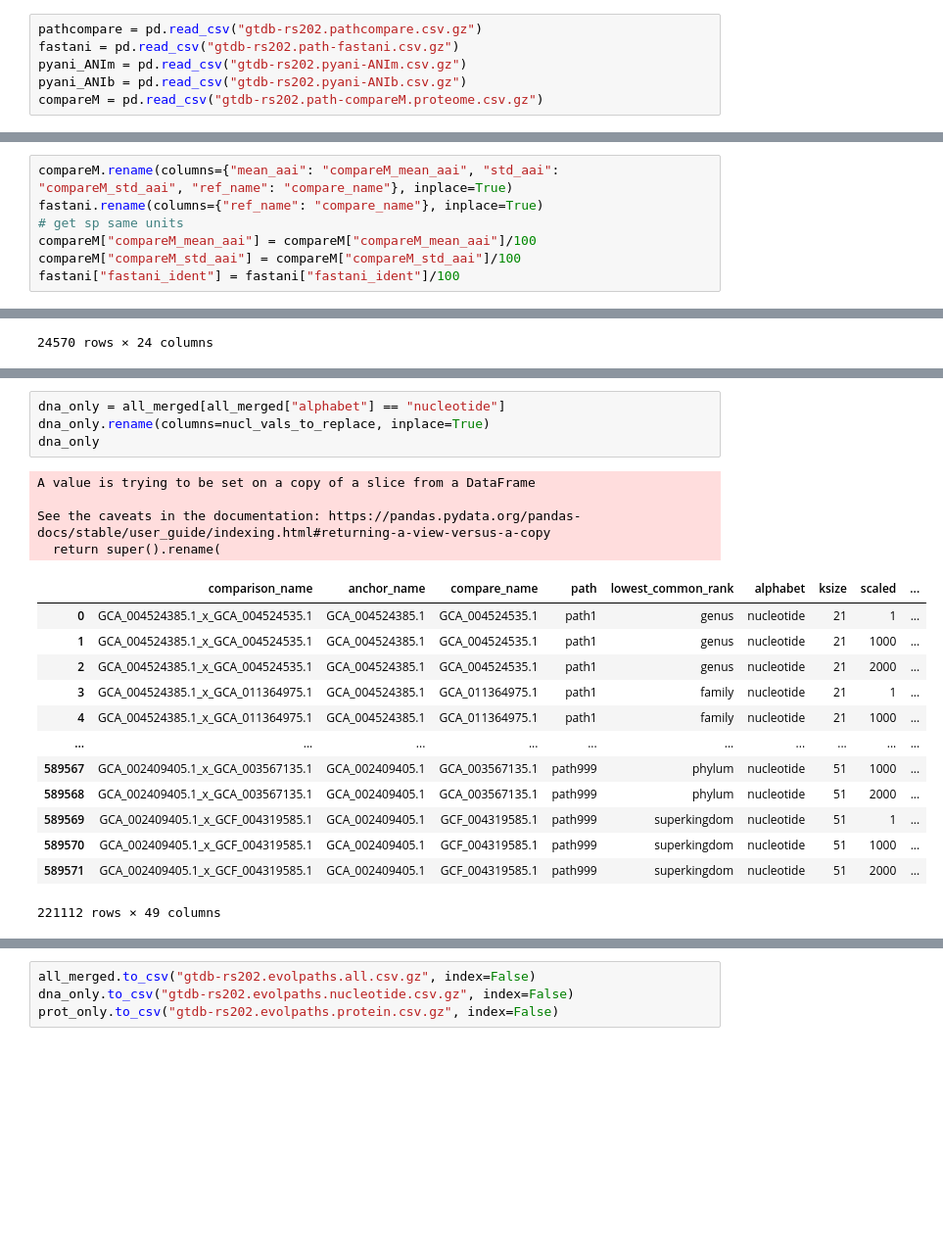
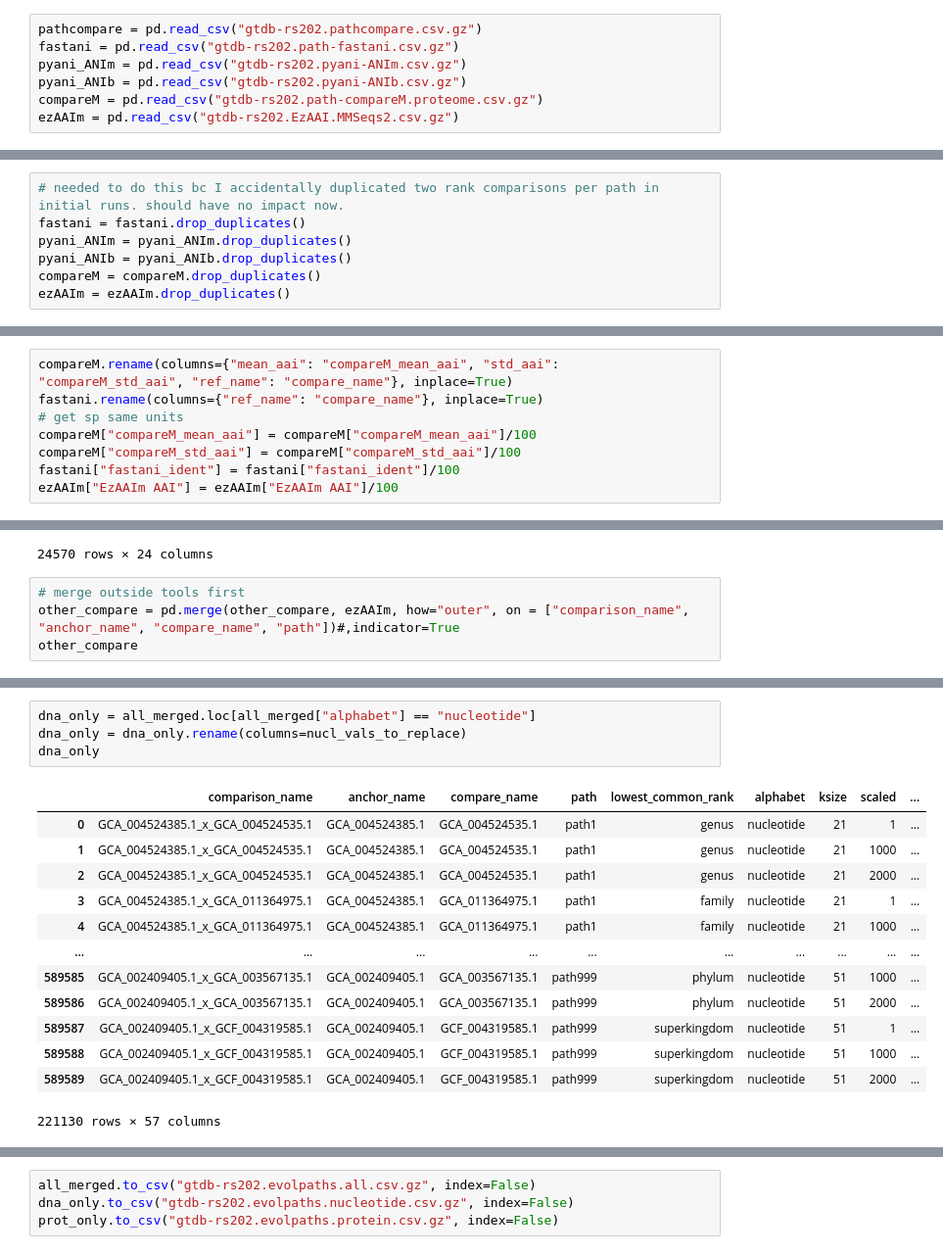
Before and after one commit to bluegenes/2022-protein-kmers-workflow, a Jupyter notebook: notebooks/02.merge-dataframes.ipynb, the cells around one changed output, grey strips where cells are left out. Shown at 98% size. Drawn from its saved outputs; the diff is of its cells as text; blank space fills up the shorter version.

```diff
--- a/notebooks/02.merge-dataframes.ipynb
+++ b/notebooks/02.merge-dataframes.ipynb
@@ -8,6 +8,7 @@ fastani = pd.read_csv("gtdb-rs202.path-fastani.csv.gz")
 pyani_ANIm = pd.read_csv("gtdb-rs202.pyani-ANIm.csv.gz")
 pyani_ANIb = pd.read_csv("gtdb-rs202.pyani-ANIb.csv.gz")
 compareM = pd.read_csv("gtdb-rs202.path-compareM.proteome.csv.gz")
+ezAAIm = pd.read_csv("gtdb-rs202.EzAAI.MMSeqs2.csv.gz")
 # %%
 # replace zeroes with np.nan
 cols = ["jaccard_ani", "containA_ani", "containBani", "mcANI"]
@@ -37,3 +33,10 @@ compareM = compareM.drop_duplicates()
+# %%
+# needed to do this bc I accidentally duplicated two rank comparisons per path in initial runs. should have no impact now.
+fastani = fastani.drop_duplicates()
+pyani_ANIm = pyani_ANIm.drop_duplicates()
+pyani_ANIb = pyani_ANIb.drop_duplicates()
+compareM = compareM.drop_duplicates()
+ezAAIm = ezAAIm.drop_duplicates()
 # %%
 #pyani_cols = ['pyani_ident', 'pyani_coverage', 'pyani_aln_length', 'pyani_sim_errors', 'pyani_hadamard']
 ANIb_rename = {'pyani_ident': 'ANIb_ident',
@@ -118,6 +137,7 @@ fastani.rename(columns={"ref_name": "compare_name"}, inplace=True)
 compareM["compareM_mean_aai"] = compareM["compareM_mean_aai"]/100
 compareM["compareM_std_aai"] = compareM["compareM_std_aai"]/100
 fastani["fastani_ident"] = fastani["fastani_ident"]/100
+ezAAIm["EzAAIm AAI"] = ezAAIm["EzAAIm AAI"]/100
 # %%
 # filter CompareM AAI -- >=4% orthologous fraction and >=40% identity
 compareM = compareM[(compareM["orthologous_fraction"] >= 4) & (compareM["compareM_mean_aai"] >= 0.4)]
@@ -172,3 +192,7 @@ other_compare
 | 24568 | GCF_902812505.1_x_GCF_000023945.1 | GCF_902812505.1 | GCF_000023945.1 | path98 | superkingdom | NaN | ... |
 | 24569 | GCA_011056395.1_x_GCF_000023945.1 | GCA_011056395.1 | GCF_000023945.1 | path99 | superkingdom | NaN | ... |
 24570 rows × 24 columns
+# %%
+# merge outside tools first
+other_compare = pd.merge(other_compare, ezAAIm, how="outer", on = ["comparison_name", "anchor_name", "compare_name", "path"])#,indicator=True
+other_compare
@@ -244,25 +293,21 @@ nucl_vals_to_replace= {"jaccard_ani": "jaccard ANI",
                    "ANIb_ident": "ANIb ident",
                   "ANIm_ident": "ANIm ident"}
 # %%
-dna_only = all_merged[all_merged["alphabet"] == "nucleotide"]
-dna_only.rename(columns=nucl_vals_to_replace, inplace=True)
+dna_only = all_merged.loc[all_merged["alphabet"] == "nucleotide"]
+dna_only = dna_only.rename(columns=nucl_vals_to_replace)
 dna_only
 # %% [output]
+|  | comparison_name | anchor_name | compare_name | path | lowest_common_rank | alphabet | ksize | scaled | ... |
+| 0 | GCA_004524385.1_x_GCA_004524535.1 | GCA_004524385.1 | GCA_004524535.1 | path1 | genus | nucleotide | 21 | 1 | ... |
+| 1 | GCA_004524385.1_x_GCA_004524535.1 | GCA_004524385.1 | GCA_004524535.1 | path1 | genus | nucleotide | 21 | 1000 | ... |
+| 2 | GCA_004524385.1_x_GCA_004524535.1 | GCA_004524385.1 | GCA_004524535.1 | path1 | genus | nucleotide | 21 | 2000 | ... |
+| 3 | GCA_004524385.1_x_GCA_011364975.1 | GCA_004524385.1 | GCA_011364975.1 | path1 | family | nucleotide | 21 | 1 | ... |
+| 4 | GCA_004524385.1_x_GCA_011364975.1 | GCA_004524385.1 | GCA_011364975.1 | path1 | family | nucleotide | 21 | 1000 | ... |
+| ... | ... | ... | ... | ... | ... | ... | ... | ... | ... |
+| 589585 | GCA_002409405.1_x_GCA_003567135.1 | GCA_002409405.1 | GCA_003567135.1 | path999 | phylum | nucleotide | 51 | 1000 | ... |
+| 589586 | GCA_002409405.1_x_GCA_003567135.1 | GCA_002409405.1 | GCA_003567135.1 | path999 | phylum | nucleotide | 51 | 2000 | ... |
+| 589587 | GCA_002409405.1_x_GCF_004319585.1 | GCA_002409405.1 | GCF_004319585.1 | path999 | superkingdom | nucleotide | 51 | 1 | ... |
+| 589588 | GCA_002409405.1_x_GCF_004319585.1 | GCA_002409405.1 | GCF_004319585.1 | path999 | superkingdom | nucleotide | 51 | 1000 | ... |
+| 589589 | GCA_002409405.1_x_GCF_004319585.1 | GCA_002409405.1 | GCF_004319585.1 | path999 | superkingdom | nucleotide | 51 | 2000 | ... |
-A value is trying to be set on a copy of a slice from a DataFrame
-
-See the caveats in the documentation: https://pandas.pydata.org/pandas-docs/stable/user_guide/indexing.html#returning-a-view-versus-a-copy
-  return super().rename(
+221130 rows × 57 columns
-|  | comparison_name | anchor_name | compare_name | path | lowest_common_rank | alphabet | ksize | scaled | ... |
-| 0 | GCA_004524385.1_x_GCA_004524535.1 | GCA_004524385.1 | GCA_004524535.1 | path1 | genus | nucleotide | 21 | 1 | ... |
-| 1 | GCA_004524385.1_x_GCA_004524535.1 | GCA_004524385.1 | GCA_004524535.1 | path1 | genus | nucleotide | 21 | 1000 | ... |
-| 2 | GCA_004524385.1_x_GCA_004524535.1 | GCA_004524385.1 | GCA_004524535.1 | path1 | genus | nucleotide | 21 | 2000 | ... |
-| 3 | GCA_004524385.1_x_GCA_011364975.1 | GCA_004524385.1 | GCA_011364975.1 | path1 | family | nucleotide | 21 | 1 | ... |
-| 4 | GCA_004524385.1_x_GCA_011364975.1 | GCA_004524385.1 | GCA_011364975.1 | path1 | family | nucleotide | 21 | 1000 | ... |
-| ... | ... | ... | ... | ... | ... | ... | ... | ... | ... |
-| 589567 | GCA_002409405.1_x_GCA_003567135.1 | GCA_002409405.1 | GCA_003567135.1 | path999 | phylum | nucleotide | 51 | 1000 | ... |
-| 589568 | GCA_002409405.1_x_GCA_003567135.1 | GCA_002409405.1 | GCA_003567135.1 | path999 | phylum | nucleotide | 51 | 2000 | ... |
-| 589569 | GCA_002409405.1_x_GCF_004319585.1 | GCA_002409405.1 | GCF_004319585.1 | path999 | superkingdom | nucleotide | 51 | 1 | ... |
-| 589570 | GCA_002409405.1_x_GCF_004319585.1 | GCA_002409405.1 | GCF_004319585.1 | path999 | superkingdom | nucleotide | 51 | 1000 | ... |
-| 589571 | GCA_002409405.1_x_GCF_004319585.1 | GCA_002409405.1 | GCF_004319585.1 | path999 | superkingdom | nucleotide | 51 | 2000 | ... |
-221112 rows × 49 columns
 # %%
```
Also changed, not shown: parts of 10 cells of this notebook, 1 other file.
